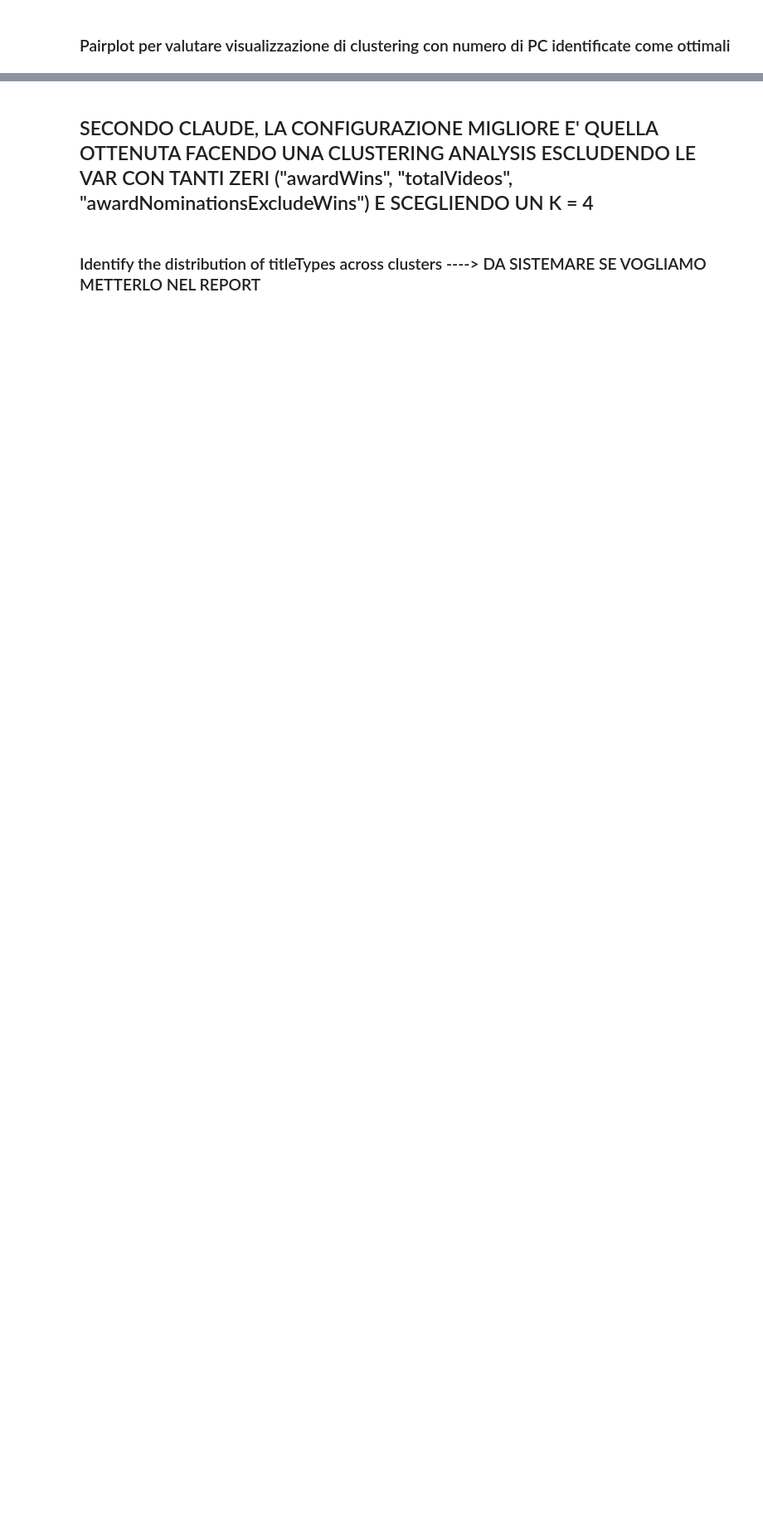
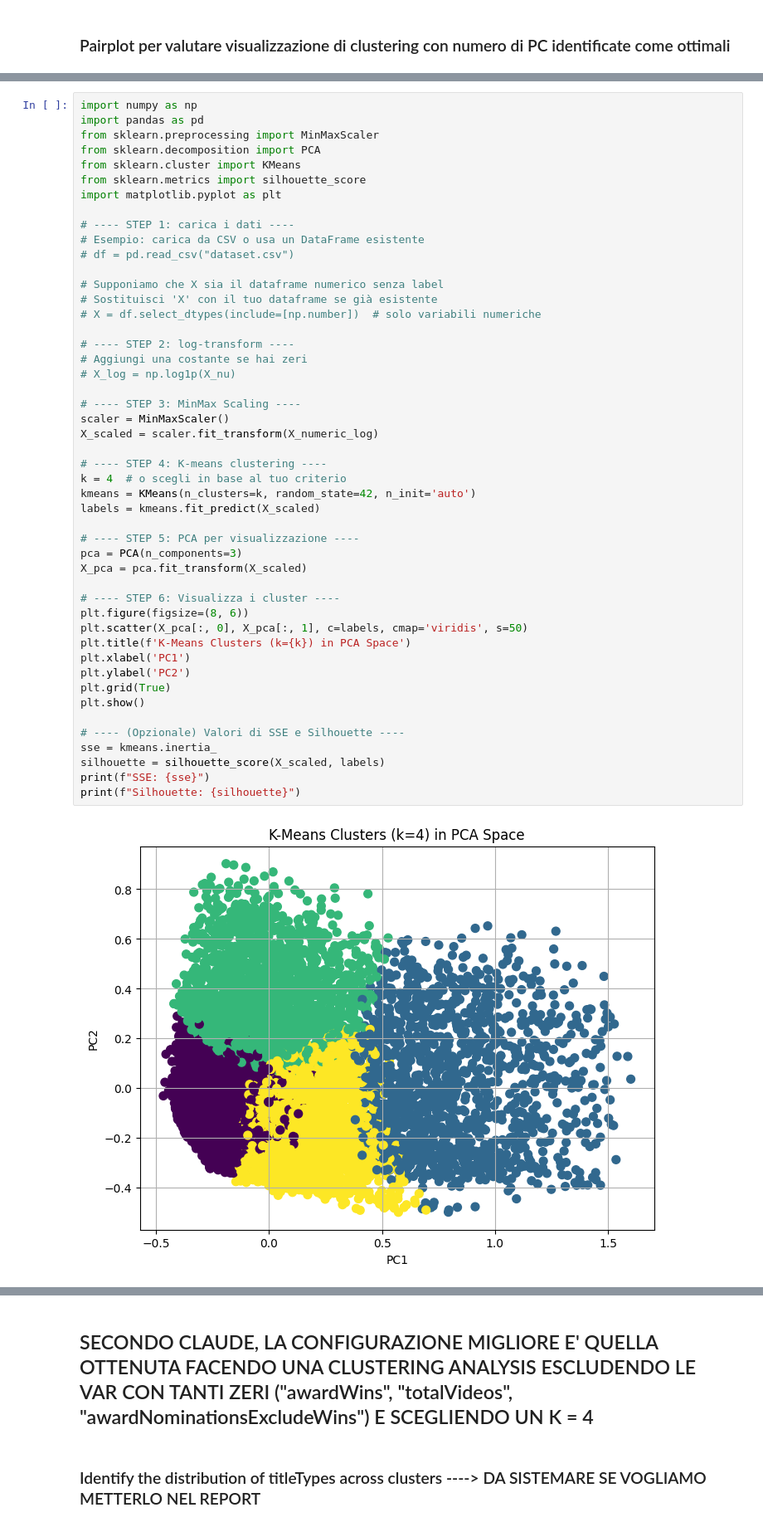
Before and after one commit to ChefBB/data_mining_1, a Jupyter notebook: code/clustering_k-means.ipynb, the cells around one changed output, grey strips where cells are left out. Shown: that part at 83% size. Drawn from its saved outputs; the diff is of its cells as text; blank space fills up the shorter version.

Commit message:
k-means updated

```diff
--- a/code/clustering_k-means.ipynb
+++ b/code/clustering_k-means.ipynb
@@ -321,0 +339,50 @@ plot_pca_kmeans(pp_train, features, n_components=4, n_clusters=4) #-------------
+# %%
+import numpy as np
+import pandas as pd
+from sklearn.preprocessing import MinMaxScaler
+from sklearn.decomposition import PCA
+from sklearn.cluster import KMeans
+from sklearn.metrics import silhouette_score
+import matplotlib.pyplot as plt
+
+# ---- STEP 1: carica i dati ----
+# Esempio: carica da CSV o usa un DataFrame esistente
+# df = pd.read_csv("dataset.csv")
+
+# Supponiamo che X sia il dataframe numerico senza label
+# Sostituisci 'X' con il tuo dataframe se già esistente
+# X = df.select_dtypes(include=[np.number])  # solo variabili numeriche
+
+# ---- STEP 2: log-transform ----
+# Aggiungi una costante se hai zeri
+# X_log = np.log1p(X_nu)
+
+# ---- STEP 3: MinMax Scaling ----
+scaler = MinMaxScaler()
+X_scaled = scaler.fit_transform(X_numeric_log)
+
+# ---- STEP 4: K-means clustering ----
+k = 4  # o scegli in base al tuo criterio
+kmeans = KMeans(n_clusters=k, random_state=42, n_init='auto')
+labels = kmeans.fit_predict(X_scaled)
+
+# ---- STEP 5: PCA per visualizzazione ----
+pca = PCA(n_components=3)
+X_pca = pca.fit_transform(X_scaled)
+
+# ---- STEP 6: Visualizza i cluster ----
+plt.figure(figsize=(8, 6))
+plt.scatter(X_pca[:, 0], X_pca[:, 1], c=labels, cmap='viridis', s=50)
+plt.title(f'K-Means Clusters (k={k}) in PCA Space')
+plt.xlabel('PC1')
+plt.ylabel('PC2')
+plt.grid(True)
+plt.show()
+
+# ---- (Opzionale) Valori di SSE e Silhouette ----
+sse = kmeans.inertia_
+silhouette = silhouette_score(X_scaled, labels)
+print(f"SSE: {sse}")
+print(f"Silhouette: {silhouette}")
+# %% [output]
+[figure, added]
```
Also changed, not shown: parts of 19 cells of this notebook.
